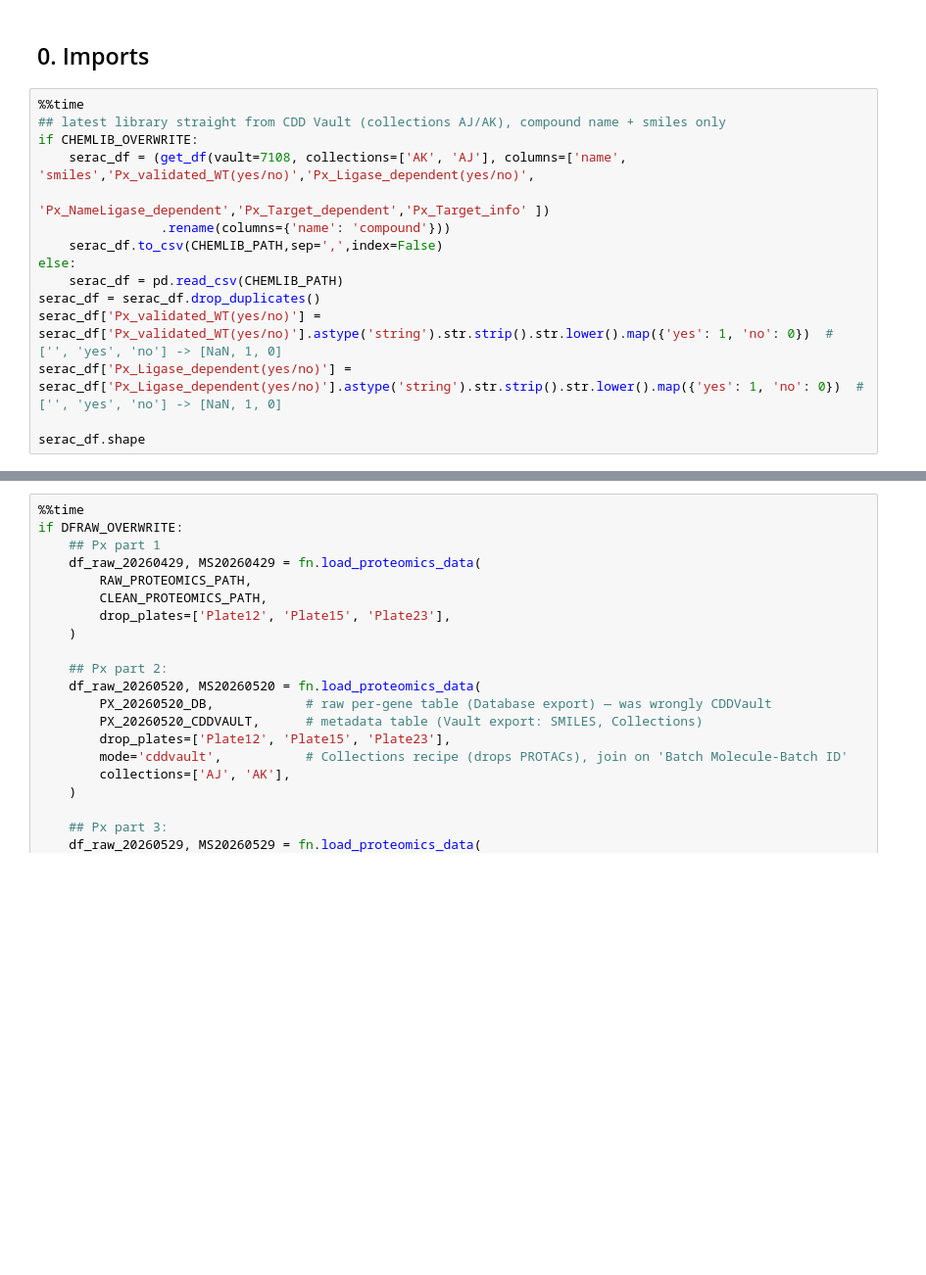
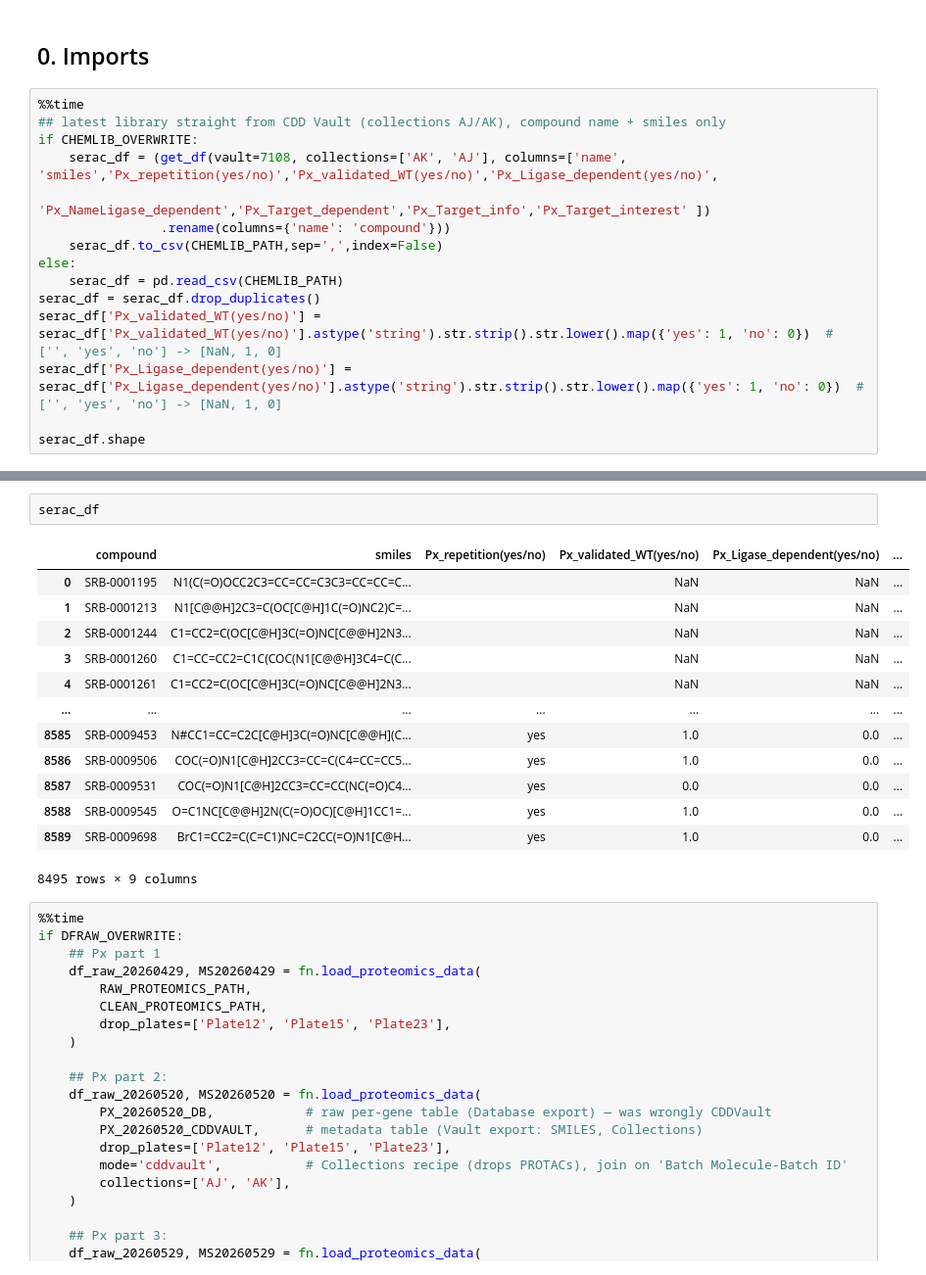
Before and after one commit to gtamo39/MS_ML, a Jupyter notebook: vignettes/MS_TargetML.ipynb, the cells around one changed output, grey strips where cells are left out. Shown at 98% size. Cells and saved outputs as stored; diff of their text form; blank space fills up the shorter version.

```diff
--- a/vignettes/MS_TargetML.ipynb
+++ b/vignettes/MS_TargetML.ipynb
@@ -77,8 +80,8 @@ print(f'> loaded {len(_cfg)} params from config/config.yaml')
 %%time
 ## latest library straight from CDD Vault (collections AJ/AK), compound name + smiles only
 if CHEMLIB_OVERWRITE:
-    serac_df = (get_df(vault=7108, collections=['AK', 'AJ'], columns=['name', 'smiles','Px_validated_WT(yes/no)','Px_Ligase_dependent(yes/no)',
-                                                                      'Px_NameLigase_dependent','Px_Target_dependent','Px_Target_info' ])
+    serac_df = (get_df(vault=7108, collections=['AK', 'AJ'], columns=['name', 'smiles','Px_repetition(yes/no)','Px_validated_WT(yes/no)','Px_Ligase_dependent(yes/no)',
+                                                                      'Px_NameLigase_dependent','Px_Target_dependent','Px_Target_info','Px_Target_interest' ])
                 .rename(columns={'name': 'compound'}))
     serac_df.to_csv(CHEMLIB_PATH,sep=',',index=False)
 else:
@@ -95,3 +112,19 @@ Wall time: 85.7 ms
+# %%
+serac_df
+# %% [output]
+|  | compound | smiles | Px_repetition(yes/no) | Px_validated_WT(yes/no) | Px_Ligase_dependent(yes/no) | ... |
+| 0 | SRB-0001195 | N1(C(=O)OCC2C3=CC=CC=C3C3=CC=CC=C... |  | NaN | NaN | ... |
+| 1 | SRB-0001213 | N1[C@@H]2C3=C(OC[C@H]1C(=O)NC2)C=... |  | NaN | NaN | ... |
+| 2 | SRB-0001244 | C1=CC2=C(OC[C@H]3C(=O)NC[C@@H]2N3... |  | NaN | NaN | ... |
+| 3 | SRB-0001260 | C1=CC=CC2=C1C(COC(N1[C@@H]3C4=C(C... |  | NaN | NaN | ... |
+| 4 | SRB-0001261 | C1=CC2=C(OC[C@H]3C(=O)NC[C@@H]2N3... |  | NaN | NaN | ... |
+| ... | ... | ... | ... | ... | ... | ... |
+| 8585 | SRB-0009453 | N#CC1=CC=C2C[C@H]3C(=O)NC[C@@H](C... | yes | 1.0 | 0.0 | ... |
+| 8586 | SRB-0009506 | COC(=O)N1[C@H]2CC3=CC=C(C4=CC=CC5... | yes | 1.0 | 0.0 | ... |
+| 8587 | SRB-0009531 | COC(=O)N1[C@H]2CC3=CC=CC(NC(=O)C4... | yes | 0.0 | 0.0 | ... |
+| 8588 | SRB-0009545 | O=C1NC[C@@H]2N(C(=O)OC)[C@H]1CC1=... | yes | 1.0 | 0.0 | ... |
+| 8589 | SRB-0009698 | BrC1=CC2=C(C=C1)NC=C2CC(=O)N1[C@H... | yes | 1.0 | 0.0 | ... |
+8495 rows × 9 columns
 # %%
 %%time
 if DFRAW_OVERWRITE:
```
Also changed, not shown: parts of 4 cells of this notebook, 5 other files.
